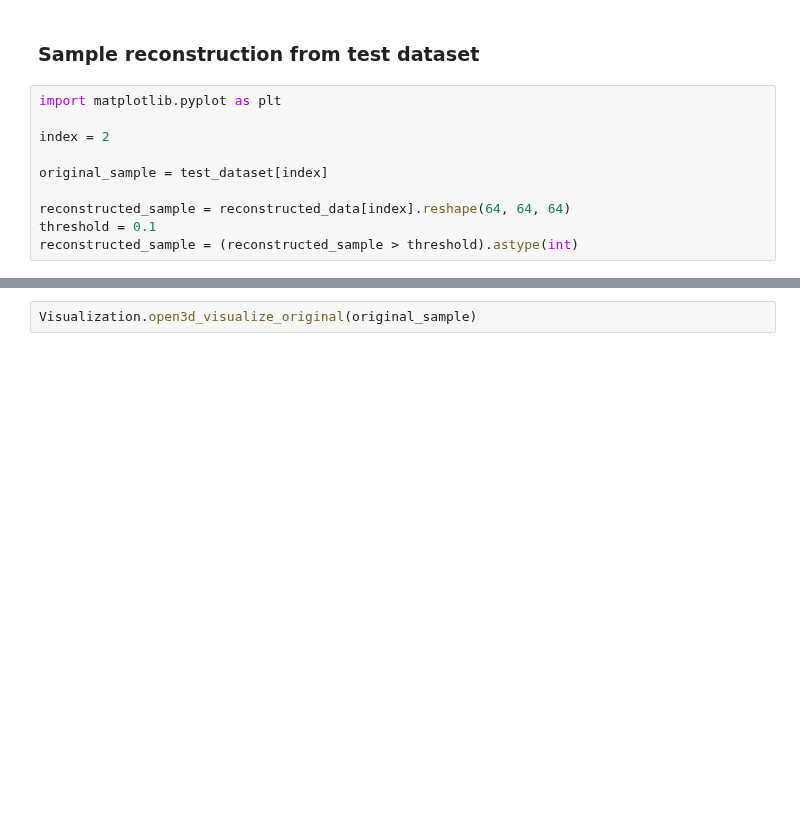
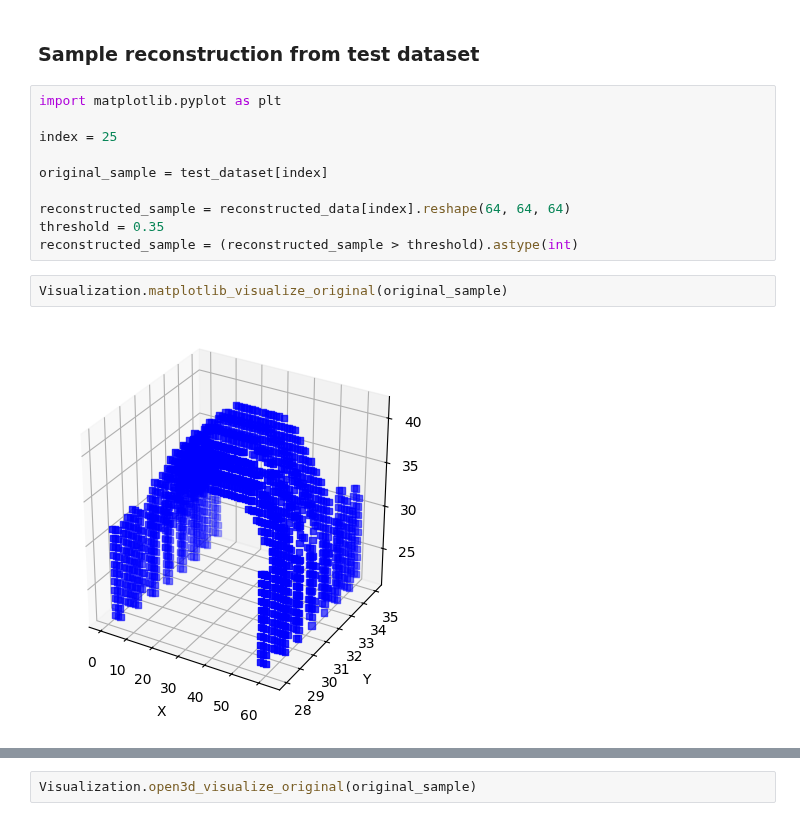
Before and after one commit to kingslayer1312/CAD-DR, a Jupyter notebook: autoencoder-v2.ipynb, the cells around one changed output, grey strips where cells are left out. Cells and saved outputs as stored; diff of their text form; blank space fills up the shorter version.

Commit message:
added more sample

```diff
--- a/autoencoder-v2.ipynb
+++ b/autoencoder-v2.ipynb
@@ -82,10 +153,14 @@ reconstructed_data = autoencoder.predict(test_dataset, batch_size=10)
 # %%
 import matplotlib.pyplot as plt
 
-index = 2
+index = 25
 
 original_sample = test_dataset[index]
 
 reconstructed_sample = reconstructed_data[index].reshape(64, 64, 64)
-threshold = 0.1
+threshold = 0.35
 reconstructed_sample = (reconstructed_sample > threshold).astype(int)
+# %%
+Visualization.matplotlib_visualize_original(original_sample)
+# %% [output]
+[figure, added]
```
Also changed, not shown: parts of 11 cells of this notebook, 8 other files.
